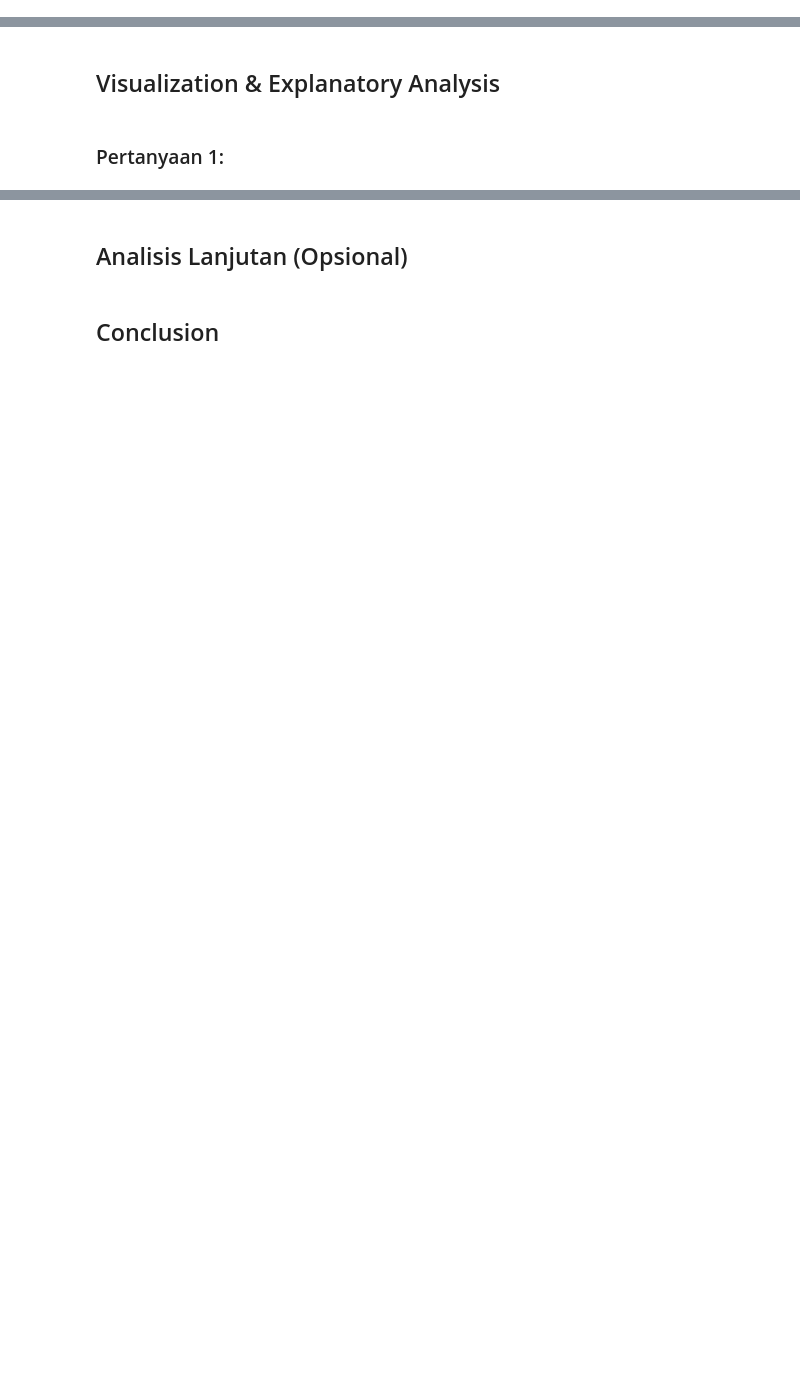
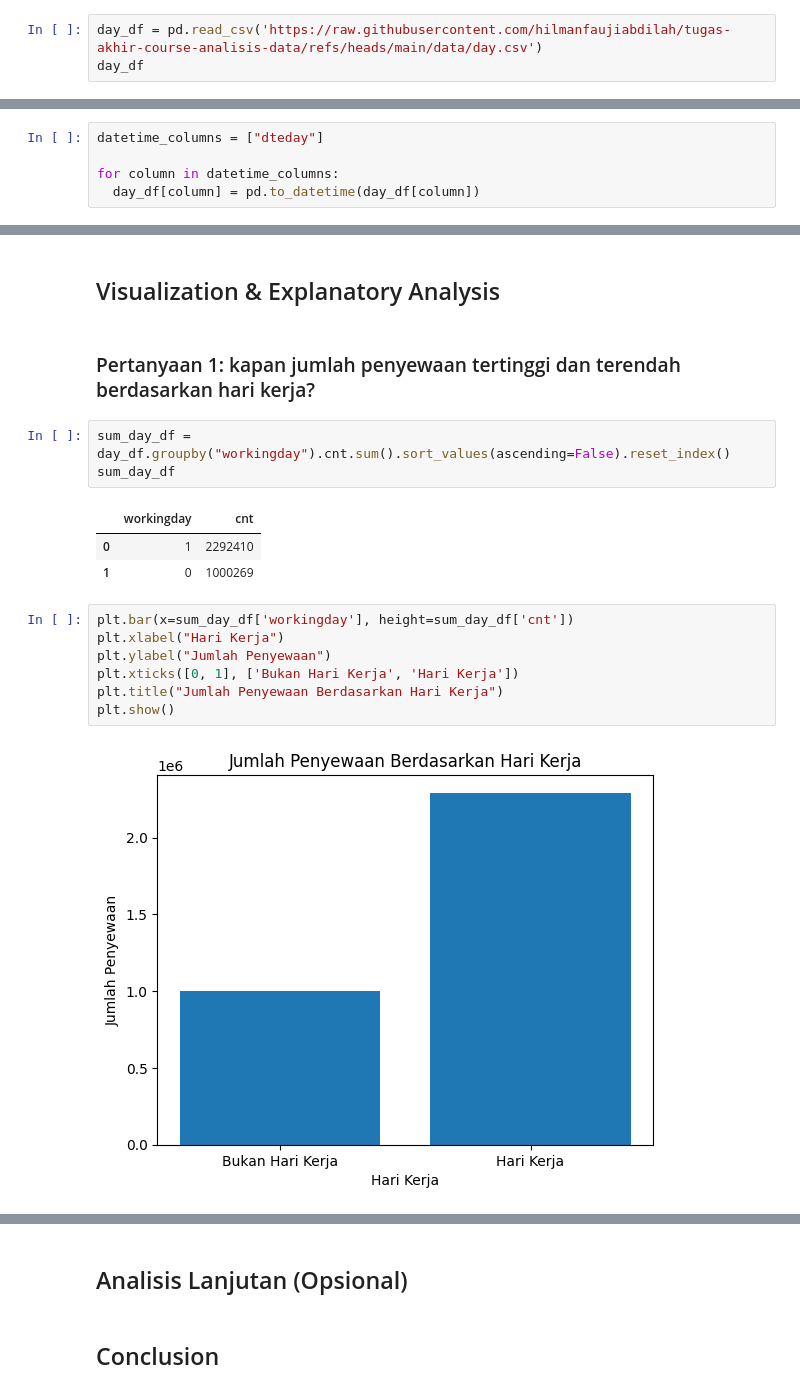
Before and after one commit to hilmanfaujiabdilah/tugas-akhir-course-analisis-data, a Jupyter notebook: Proyek Analisis Data.ipynb, the cells around one changed output, grey strips where cells are left out. Drawn from its saved outputs; the diff is of its cells as text; blank space fills up the shorter version.

Commit message:
Update file proyek analisis data
file proyek analisis data sudah selesai

```diff
--- a/Proyek Analisis Data.ipynb
+++ b/Proyek Analisis Data.ipynb
@@ -23,0 +23,3 @@ import matplotlib.pyplot as plt
+# %%
+day_df = pd.read_csv('https://raw.githubusercontent.com/hilmanfaujiabdilah/tugas-akhir-course-analisis-data/refs/heads/main/data/day.csv')
+day_df
@@ -35,0 +156,5 @@ import matplotlib.pyplot as plt
+# %%
+datetime_columns = ["dteday"]
+
+for column in datetime_columns:
+  day_df[column] = pd.to_datetime(day_df[column])
@@ -44,5 +228,21 @@ import matplotlib.pyplot as plt
 # %% [markdown]
 ## Visualization & Explanatory Analysis
-# %% [markdown]
-### Pertanyaan 1:
+# %% [markdown]
+### Pertanyaan 1: kapan jumlah penyewaan tertinggi dan terendah berdasarkan hari kerja?
+# %%
+sum_day_df = day_df.groupby("workingday").cnt.sum().sort_values(ascending=False).reset_index()
+sum_day_df
+# %% [output]
+|  | workingday | cnt |
+| 0 | 1 | 2292410 |
+| 1 | 0 | 1000269 |
+# %%
+plt.bar(x=sum_day_df['workingday'], height=sum_day_df['cnt'])
+plt.xlabel("Hari Kerja")
+plt.ylabel("Jumlah Penyewaan")
+plt.xticks([0, 1], ['Bukan Hari Kerja', 'Hari Kerja'])
+plt.title("Jumlah Penyewaan Berdasarkan Hari Kerja")
+plt.show()
+# %% [output]
+[figure, added]
 # %% [markdown]
```
Also changed, not shown: parts of 31 cells of this notebook.
